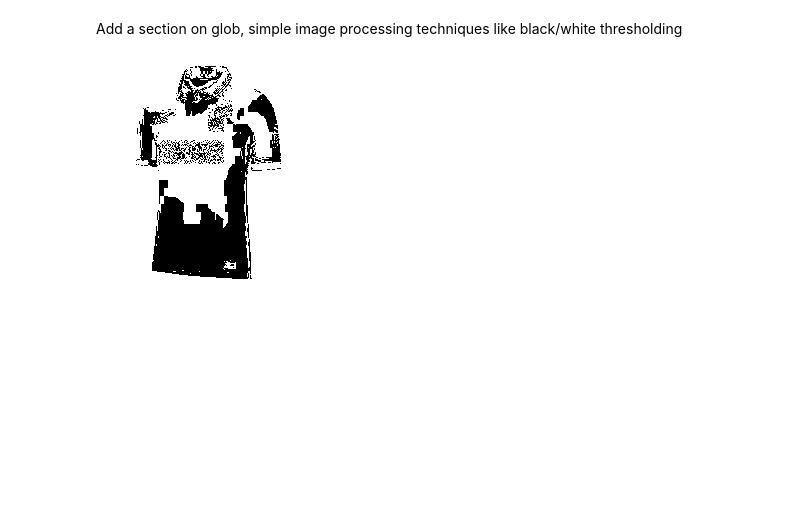
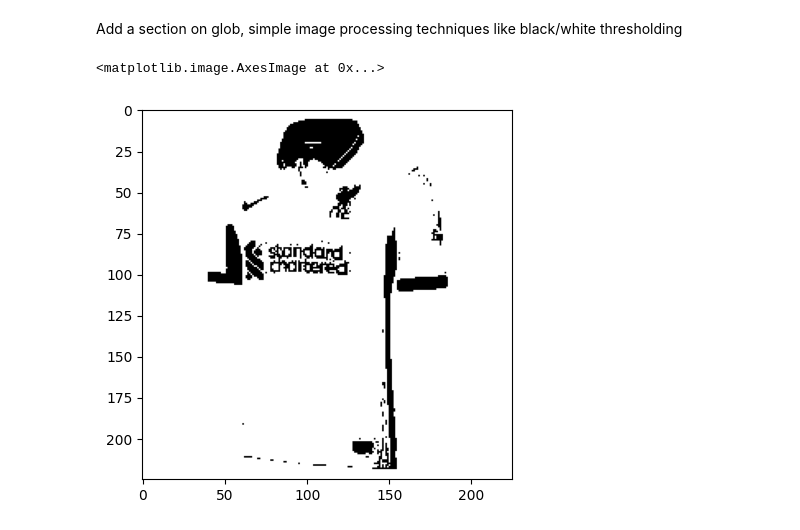
Before and after one commit to Guelph-Artificial-Intelligence-Club/NumPyWorkshop, a Jupyter notebook: AIClubNumPy.ipynb, the cells around one changed output. Drawn from its saved outputs; the diff is of its cells as text; code cells hidden in the pictures; blank space fills up the shorter version.

```diff
--- a/AIClubNumPy.ipynb
+++ b/AIClubNumPy.ipynb
@@ -197,27 +183,17 @@ plt.axis("off")
 plt.show()
 # %% [markdown]
 Add a section on glob, simple image processing techniques like black/white thresholding
-# %%
-#replace this with any image
-img = Image.open('/content/drive/MyDrive/images/download (1).jpg')
-img_np = np.asarray(img)
-
-
-new_img = np.zeros(img_np.shape)
-
-threshold = 50
-
-for row in range(img_np.shape[0]):
-  for entry in range(img_np.shape[1]):
-    averagePixelValue = (img_np[row][entry][0] + img_np[row][entry][1] + img_np[row][entry][2])/3
-    if (averagePixelValue < threshold):
-      for i in range(3):
-        new_img[row][entry] = 0
-    else:
-      for i in range(3):
-        new_img[row][entry] = 255
-
-new_img = new_img.astype(np.uint8)
-Image.fromarray(new_img)
-# %% [output]
-[figure, removed]
+# %%
+#replace this with any image
+img = Image.open('/content/drive/MyDrive/images/download (1).jpg')
+
+image = np.array(img.convert('L'))
+
+threshold = 210
+image[image < threshold] = 0
+image[image >= threshold] = 255
+
+plt.imshow(image, cmap="gray")
+# %% [output]
+<matplotlib.image.AxesImage at 0x...>
+[figure, added]
```
Also changed, not shown: parts of 2 cells of this notebook.
